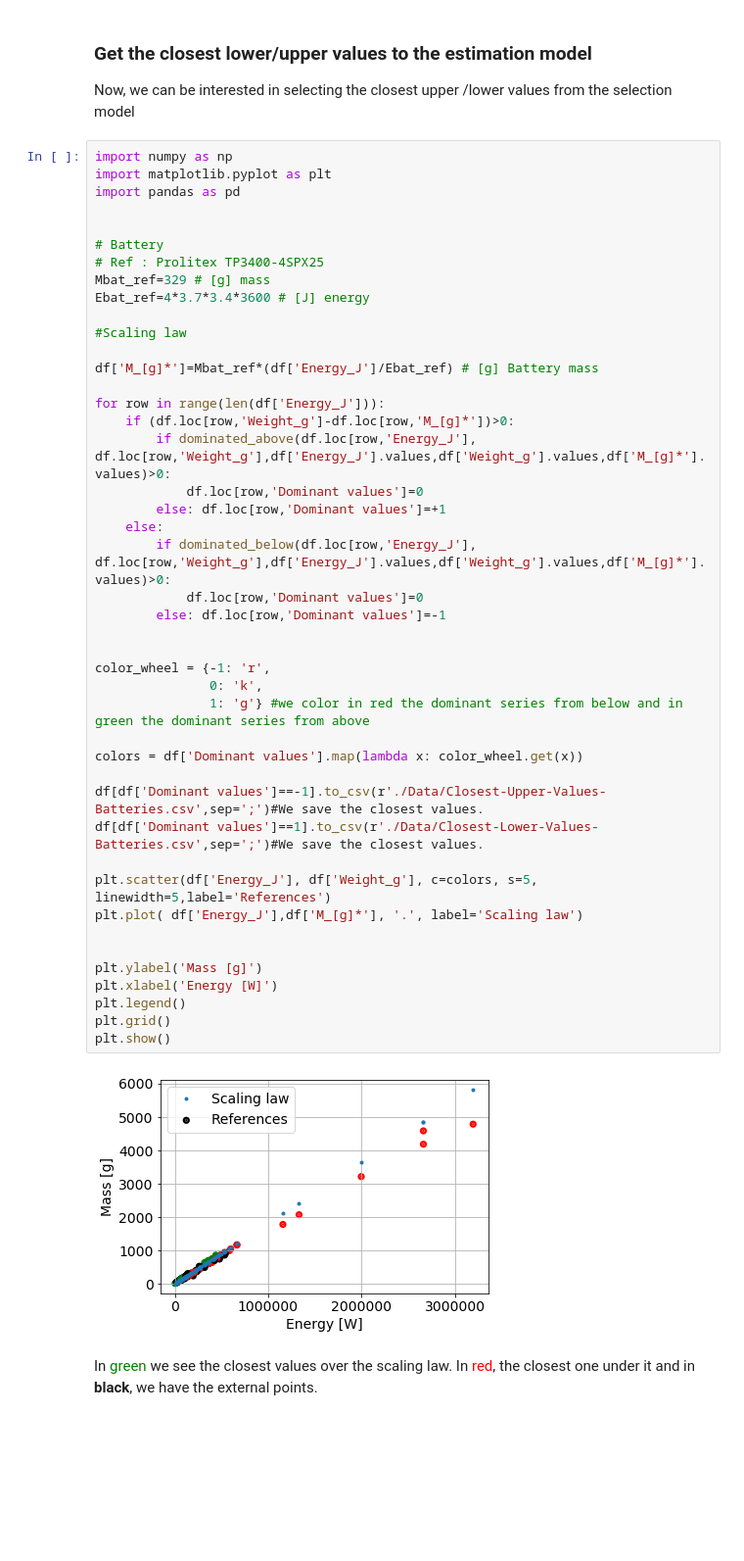
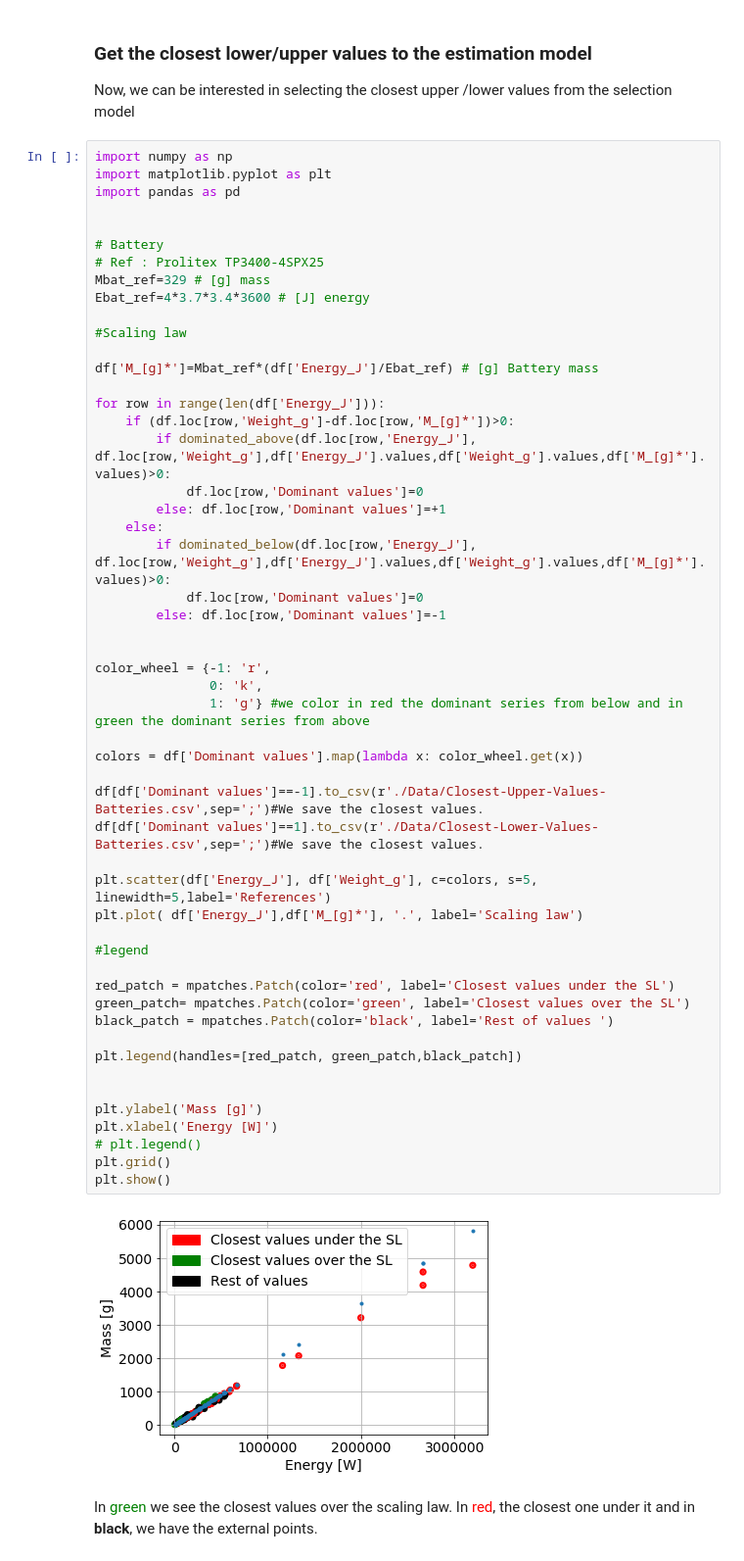
Before and after one commit to YevhenVieskov/multirotor-all, a Jupyter notebook: notebooks/04c_ScalingLawsBatteries.ipynb, the cells around one changed output. Shown at 98% size. Saved outputs shown, nothing was run; the diff lists cells and outputs as text; blank space fills up the shorter version.

```diff
--- a/notebooks/04c_ScalingLawsBatteries.ipynb
+++ b/notebooks/04c_ScalingLawsBatteries.ipynb
@@ -381,34 +404,42 @@ df['M_[g]*']=Mbat_ref*(df['Energy_J']/Ebat_ref) # [g] Battery mass
 
 for row in range(len(df['Energy_J'])):
     if (df.loc[row,'Weight_g']-df.loc[row,'M_[g]*'])>0:
         if dominated_above(df.loc[row,'Energy_J'], df.loc[row,'Weight_g'],df['Energy_J'].values,df['Weight_g'].values,df['M_[g]*'].values)>0:
             df.loc[row,'Dominant values']=0
         else: df.loc[row,'Dominant values']=+1
     else:
         if dominated_below(df.loc[row,'Energy_J'], df.loc[row,'Weight_g'],df['Energy_J'].values,df['Weight_g'].values,df['M_[g]*'].values)>0:
             df.loc[row,'Dominant values']=0
         else: df.loc[row,'Dominant values']=-1
 
 
 color_wheel = {-1: 'r',
                0: 'k',
                1: 'g'} #we color in red the dominant series from below and in green the dominant series from above
 
 colors = df['Dominant values'].map(lambda x: color_wheel.get(x))
 
 df[df['Dominant values']==-1].to_csv(r'./Data/Closest-Upper-Values-Batteries.csv',sep=';')#We save the closest values.
 df[df['Dominant values']==1].to_csv(r'./Data/Closest-Lower-Values-Batteries.csv',sep=';')#We save the closest values.
 
 plt.scatter(df['Energy_J'], df['Weight_g'], c=colors, s=5, linewidth=5,label='References')
 plt.plot( df['Energy_J'],df['M_[g]*'], '.', label='Scaling law')
 
+#legend
+
+red_patch = mpatches.Patch(color='red', label='Closest values under the SL')
+green_patch= mpatches.Patch(color='green', label='Closest values over the SL')
+black_patch = mpatches.Patch(color='black', label='Rest of values ')
+
+plt.legend(handles=[red_patch, green_patch,black_patch])
+
 
 plt.ylabel('Mass [g]')
 plt.xlabel('Energy [W]')
-plt.legend()
+# plt.legend()
 plt.grid()
 plt.show()
 # %% [output]
-[figure, old version]
+[figure, new version]
 # %% [markdown]
 In <span style="color:green">green</span> we see the closest values over the scaling law. In <span style="color:red">red</span>, the closest one under it and in **black**, we have the external points.
```
Also changed, not shown: parts of 6 cells of this notebook, 1 other file.
